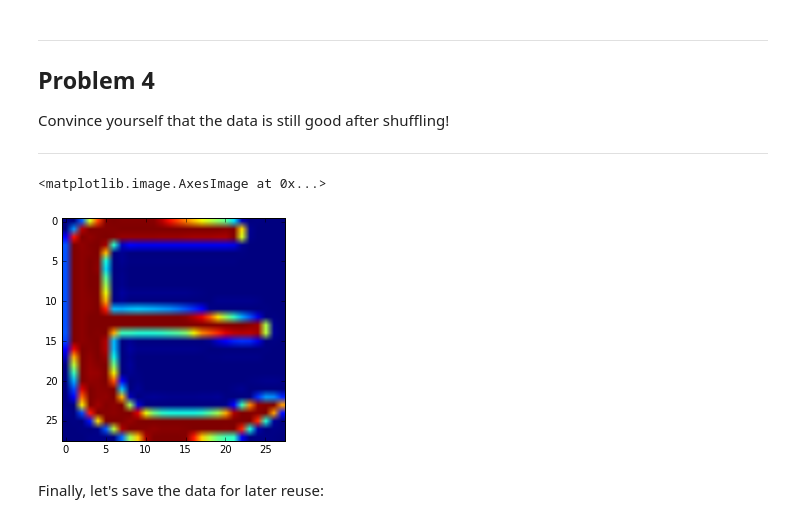
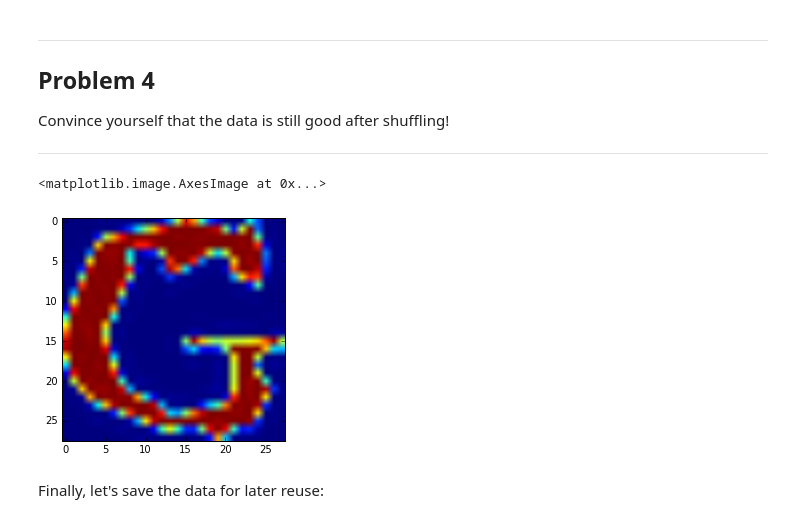
Before and after one commit to NickSeagull/deep-learning-udacity, a Jupyter notebook: assignment1/1_notmnist.ipynb, the cells around one changed output. Saved outputs shown, nothing was run; the diff lists cells and outputs as text; code cells hidden in the pictures.

```diff
--- a/assignment1/1_notmnist.ipynb
+++ b/assignment1/1_notmnist.ipynb
@@ -312,10 +312,10 @@ Convince yourself that the data is still good after shuffling!
 
 ---
 # %%
-plt.imshow(train_dataset[0])
+plt.imshow(train_dataset[2])
 # %% [output]
 <matplotlib.image.AxesImage at 0x...>
-[figure, old version]
+[figure, new version]
 # %% [markdown]
 Finally, let's save the data for later reuse:
 # %%
```
Also changed, not shown: parts of 4 cells of this notebook.
